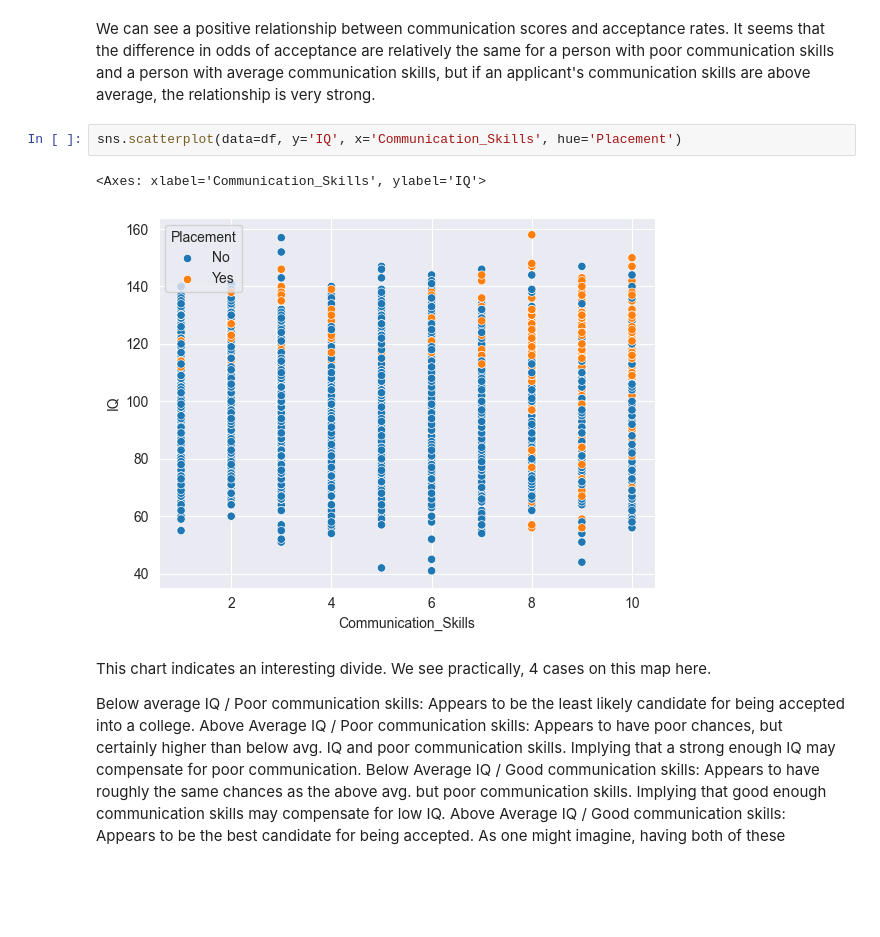
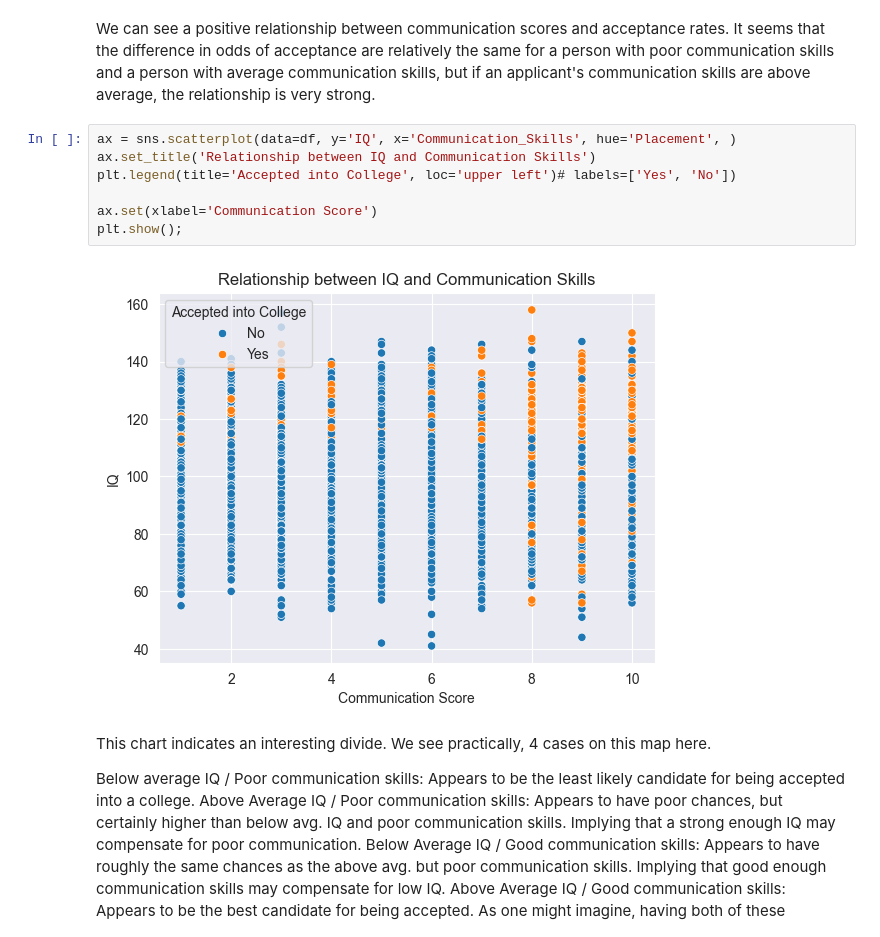
Before and after one commit to ProbatusVir/Data_Visualization_And_Modeling, a Jupyter notebook: Lab/4.5 Exploratory Data Analysis.ipynb, the cells around one changed output. Cells and saved outputs as stored; diff of their text form; blank space fills up the shorter version.

```diff
--- a/Lab/4.5 Exploratory Data Analysis.ipynb
+++ b/Lab/4.5 Exploratory Data Analysis.ipynb
@@ -52,10 +53,14 @@ plt.show()
 # %% [markdown]
 We can see a positive relationship between communication scores and acceptance rates. It seems that the difference in odds of acceptance are relatively the same for a person with poor communication skills and a person with average communication skills, but if an applicant's communication skills are above average, the relationship is very strong.
 # %%
-sns.scatterplot(data=df, y='IQ', x='Communication_Skills', hue='Placement')
+ax = sns.scatterplot(data=df, y='IQ', x='Communication_Skills', hue='Placement', )
+ax.set_title('Relationship between IQ and Communication Skills')
+plt.legend(title='Accepted into College', loc='upper left')# labels=['Yes', 'No'])
+
+ax.set(xlabel='Communication Score')
+plt.show();
 # %% [output]
-<Axes: xlabel='Communication_Skills', ylabel='IQ'>
-[figure, old version]
+[figure, new version]
 # %% [markdown]
 This chart indicates an interesting divide. We see practically, 4 cases on this map here.
 
```
Also changed, not shown: parts of 9 cells of this notebook.
